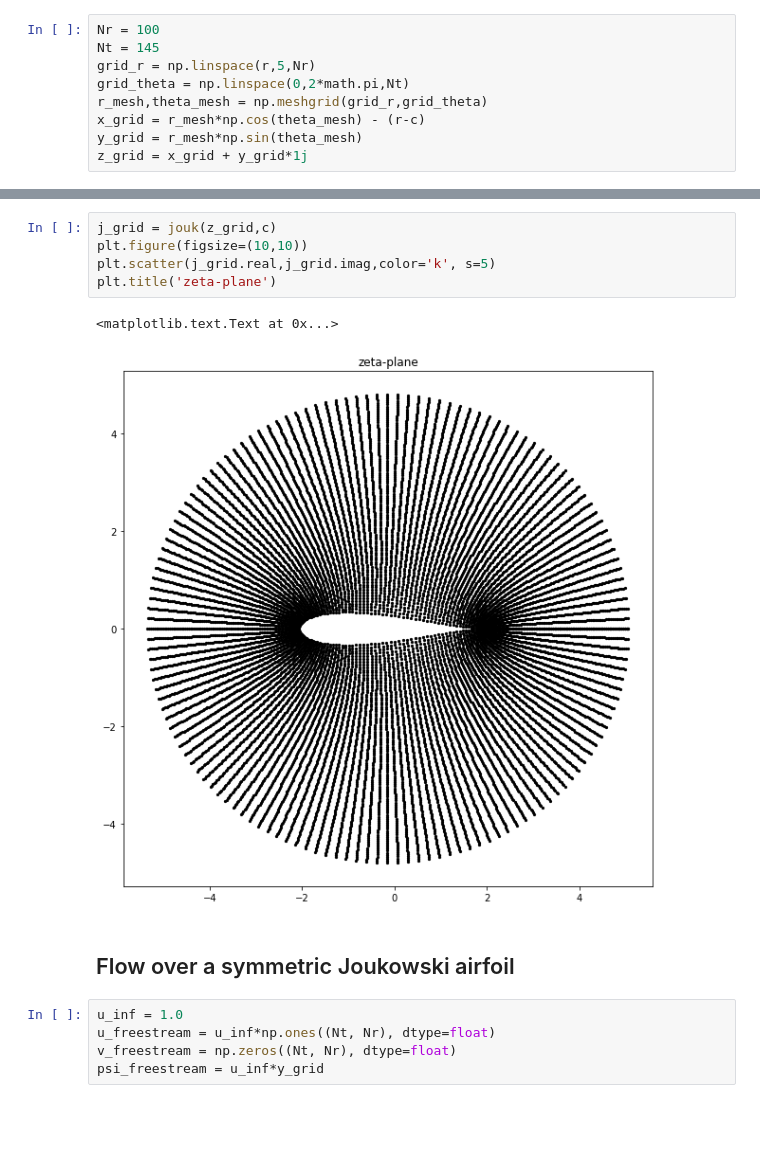
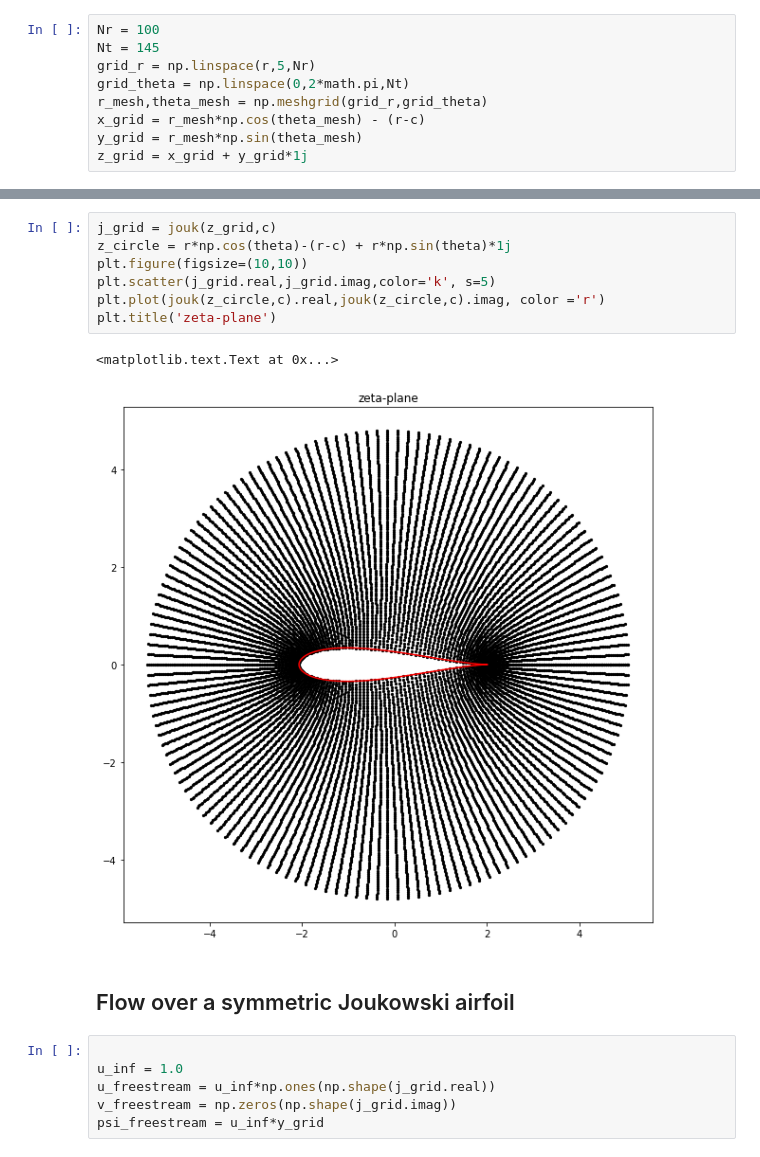
Before and after one commit to ckennedy17/mae6226, a Jupyter notebook: homework_2/homework_2.ipynb, the cells around one changed output, grey strips where cells are left out. Drawn from its saved outputs; the diff is of its cells as text; blank space fills up the shorter version.

```diff
--- a/homework_2/homework_2.ipynb
+++ b/homework_2/homework_2.ipynb
@@ -116,18 +121,21 @@ plt.title('z-plane')
 [figure]
 # %%
 j_grid = jouk(z_grid,c)
+z_circle = r*np.cos(theta)-(r-c) + r*np.sin(theta)*1j
 plt.figure(figsize=(10,10))
 plt.scatter(j_grid.real,j_grid.imag,color='k', s=5)
+plt.plot(jouk(z_circle,c).real,jouk(z_circle,c).imag, color ='r')
 plt.title('zeta-plane')
 # %% [output]
 <matplotlib.text.Text at 0x...>
-[figure, old version]
+[figure, new version]
 # %% [markdown]
 ## Flow over a symmetric Joukowski airfoil
 # %%
+
 u_inf = 1.0
-u_freestream = u_inf*np.ones((Nt, Nr), dtype=float)
-v_freestream = np.zeros((Nt, Nr), dtype=float)
+u_freestream = u_inf*np.ones(np.shape(j_grid.real))
+v_freestream = np.zeros(np.shape(j_grid.imag))
 psi_freestream = u_inf*y_grid
 # %%
 def vel_doub(sigma, xd, yd, X, Y):
```
Also changed, not shown: parts of 44 cells of this notebook.
